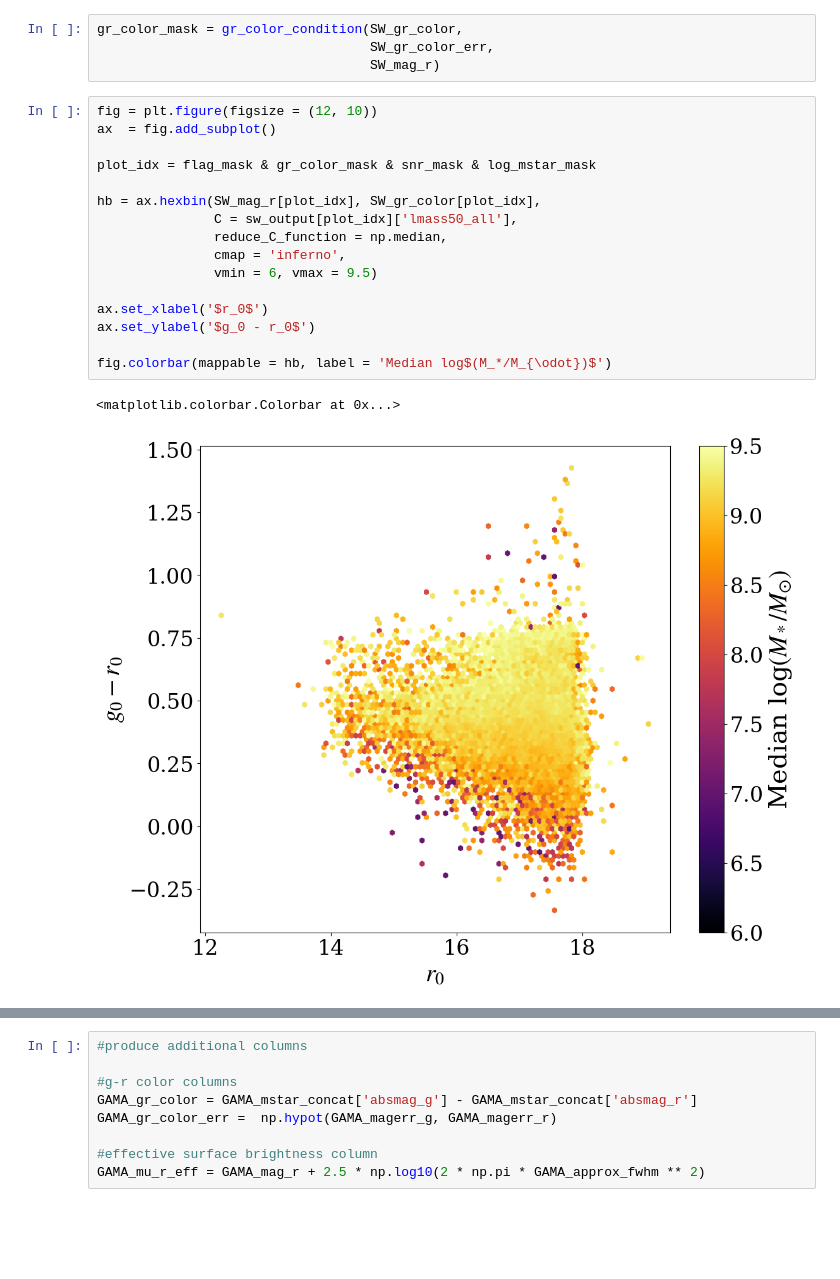
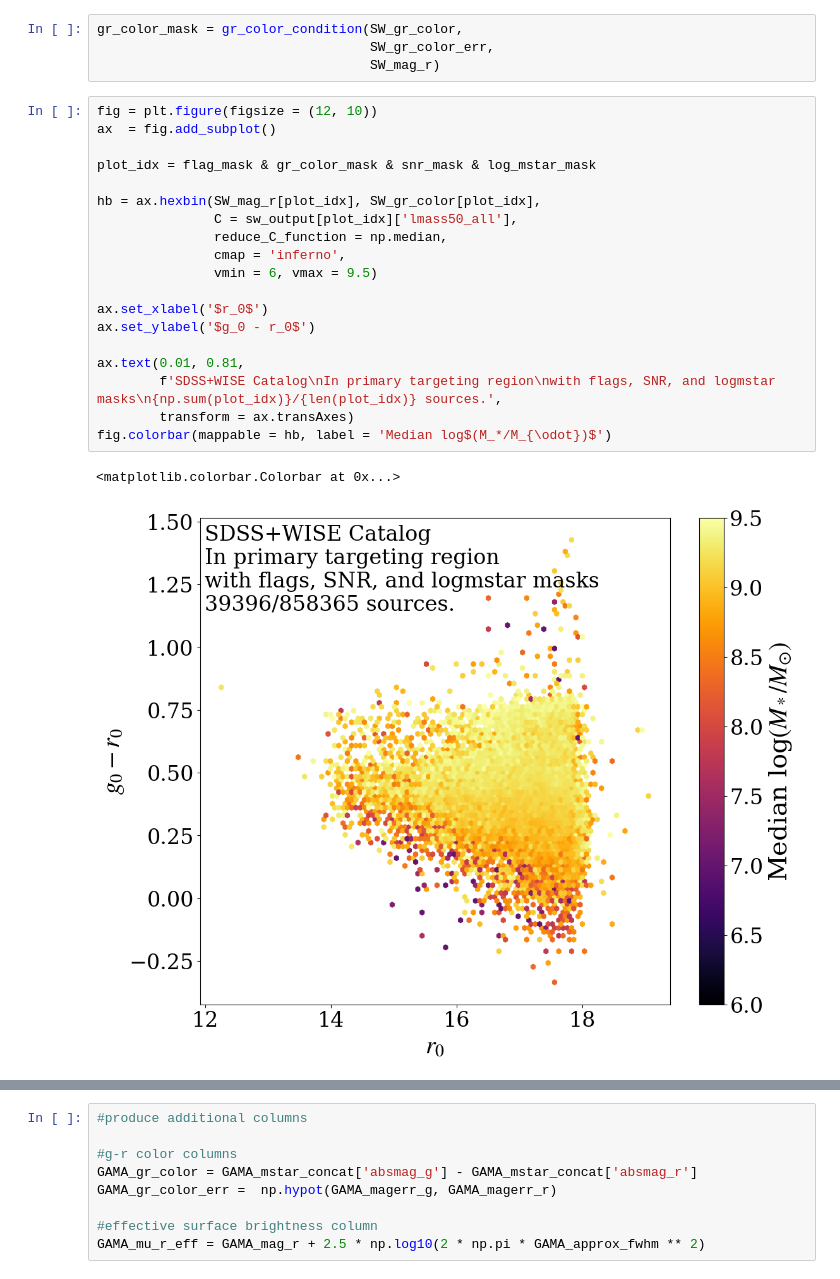
Before and after one commit to lsajkov/strw_mpdg, a Jupyter notebook: data_notebooks/SDSS_WISE_catalog.ipynb, the cells around one changed output, grey strips where cells are left out. Saved outputs shown, nothing was run; the diff lists cells and outputs as text; blank space fills up the shorter version.

```diff
--- a/data_notebooks/SDSS_WISE_catalog.ipynb
+++ b/data_notebooks/SDSS_WISE_catalog.ipynb
@@ -126,19 +133,22 @@ gr_color_mask = gr_color_condition(SW_gr_color,
 # %%
 fig = plt.figure(figsize = (12, 10))
 ax  = fig.add_subplot()
 
 plot_idx = flag_mask & gr_color_mask & snr_mask & log_mstar_mask
 
 hb = ax.hexbin(SW_mag_r[plot_idx], SW_gr_color[plot_idx],
                C = sw_output[plot_idx]['lmass50_all'],
                reduce_C_function = np.median,
                cmap = 'inferno',
                vmin = 6, vmax = 9.5)
 
 ax.set_xlabel('$r_0$')
 ax.set_ylabel('$g_0 - r_0$')
 
+ax.text(0.01, 0.81,
+        f'SDSS+WISE Catalog\nIn primary targeting region\nwith flags, SNR, and logmstar masks\n{np.sum(plot_idx)}/{len(plot_idx)} sources.',
+        transform = ax.transAxes)
 fig.colorbar(mappable = hb, label = 'Median log$(M_*/M_{\odot})$')
 # %% [output]
 <matplotlib.colorbar.Colorbar at 0x...>
-[figure, old version]
+[figure, new version]
```
Also changed, not shown: parts of 6 cells of this notebook, 3 other files.
